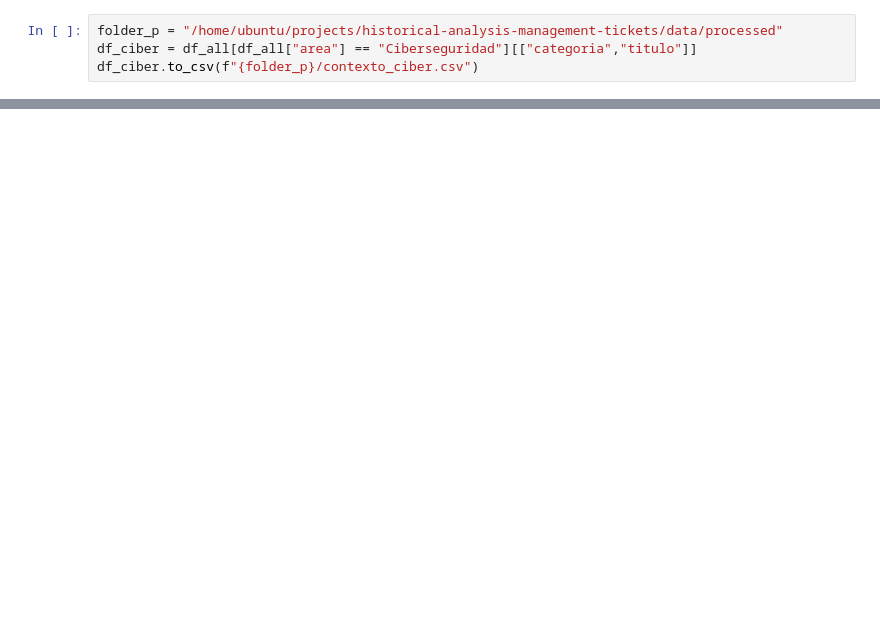
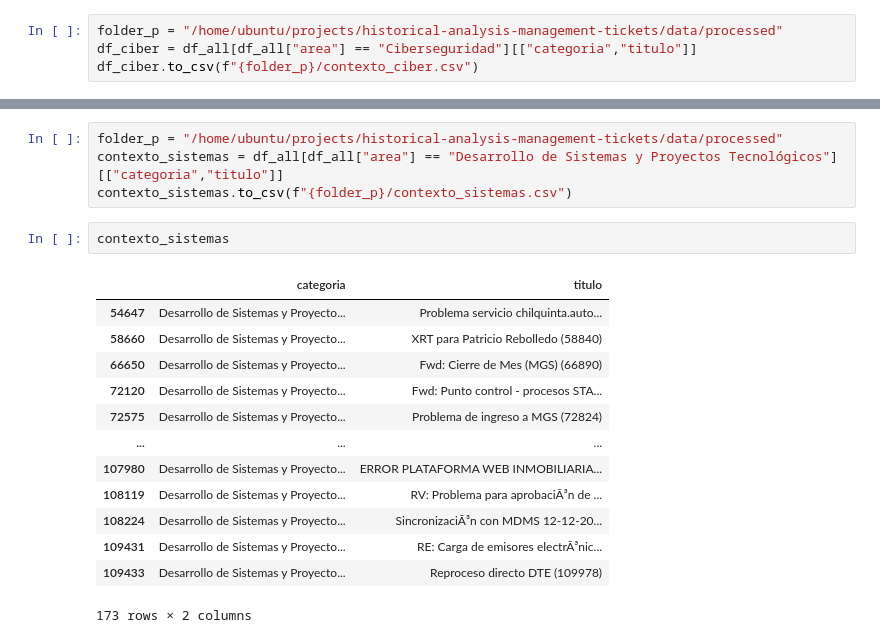
Before and after one commit to NicoFuentese/historical-analysis-management-tickets, a Jupyter notebook: notebooks/5.0-modelamiento-clasificacion.ipynb, the cells around one changed output, grey strips where cells are left out. Saved outputs shown, nothing was run; the diff lists cells and outputs as text; blank space fills up the shorter version.

Commit message:
´pruebas SVM con contexto añadido

```diff
--- a/notebooks/5.0-modelamiento-clasificacion.ipynb
+++ b/notebooks/5.0-modelamiento-clasificacion.ipynb
@@ -816,0 +673,20 @@ ValueError: Unknown label type: unknown. Maybe you are trying to fit a classifie
+# %%
+folder_p = "/home/ubuntu/projects/historical-analysis-management-tickets/data/processed"
+contexto_sistemas = df_all[df_all["area"] == "Desarrollo de Sistemas y Proyectos Tecnológicos"][["categoria","titulo"]]
+contexto_sistemas.to_csv(f"{folder_p}/contexto_sistemas.csv")
+# %%
+contexto_sistemas
+# %% [output]
+|  | categoria | titulo |
+| 54647 | Desarrollo de Sistemas y Proyecto... | Problema servicio chilquinta.auto... |
+| 58660 | Desarrollo de Sistemas y Proyecto... | XRT para Patricio Rebolledo (58840) |
+| 66650 | Desarrollo de Sistemas y Proyecto... | Fwd: Cierre de Mes (MGS) (66890) |
+| 72120 | Desarrollo de Sistemas y Proyecto... | Fwd: Punto control - procesos STA... |
+| 72575 | Desarrollo de Sistemas y Proyecto... | Problema de ingreso a MGS (72824) |
+| ... | ... | ... |
+| 107980 | Desarrollo de Sistemas y Proyecto... | ERROR PLATAFORMA WEB INMOBILIARIA... |
+| 108119 | Desarrollo de Sistemas y Proyecto... | RV: Problema para aprobaciÃ³n de ... |
+| 108224 | Desarrollo de Sistemas y Proyecto... | SincronizaciÃ³n con MDMS 12-12-20... |
+| 109431 | Desarrollo de Sistemas y Proyecto... | RE: Carga de emisores electrÃ³nic... |
+| 109433 | Desarrollo de Sistemas y Proyecto... | Reproceso directo DTE (109978) |
+173 rows × 2 columns
```
Also changed, not shown: parts of 11 cells of this notebook, 3 other files.
